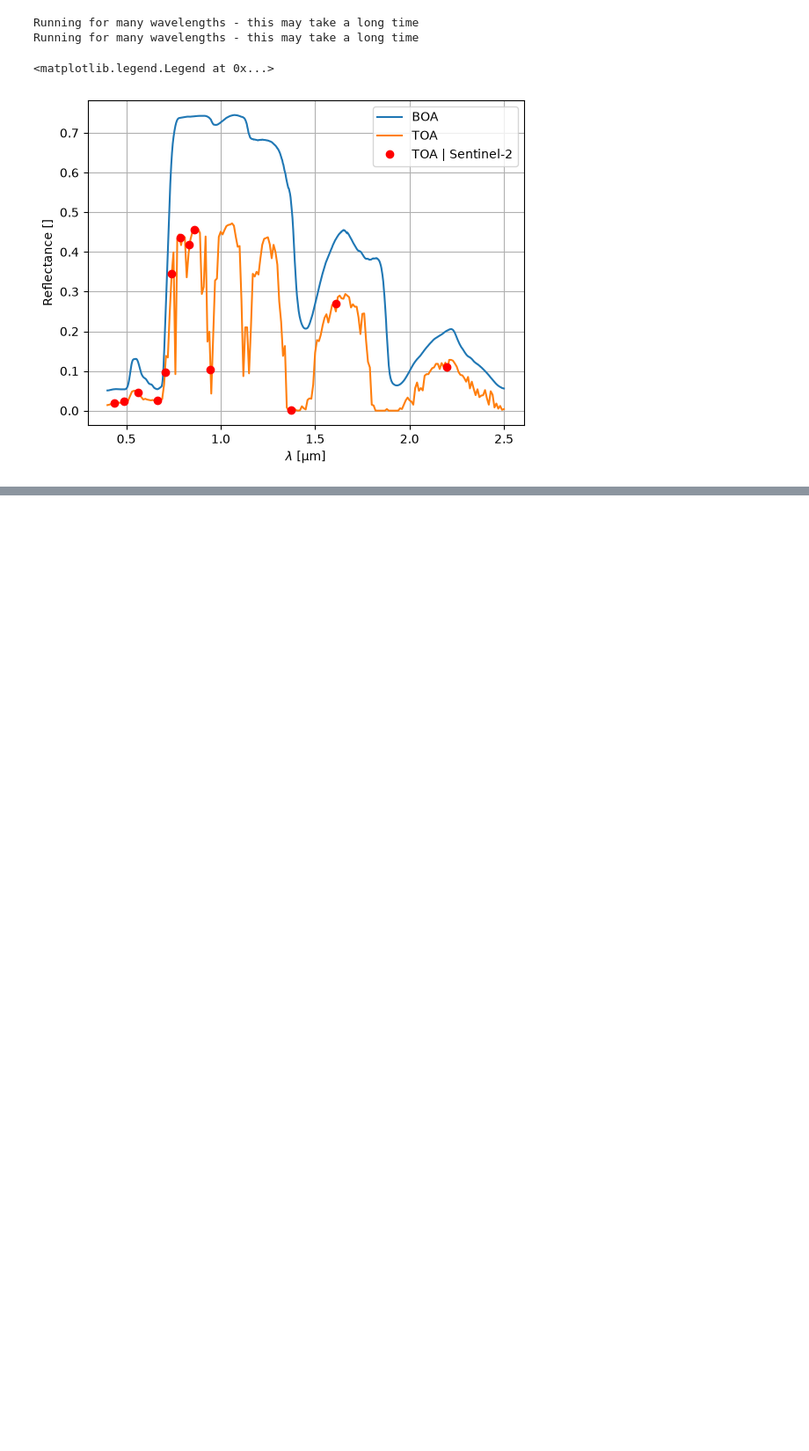
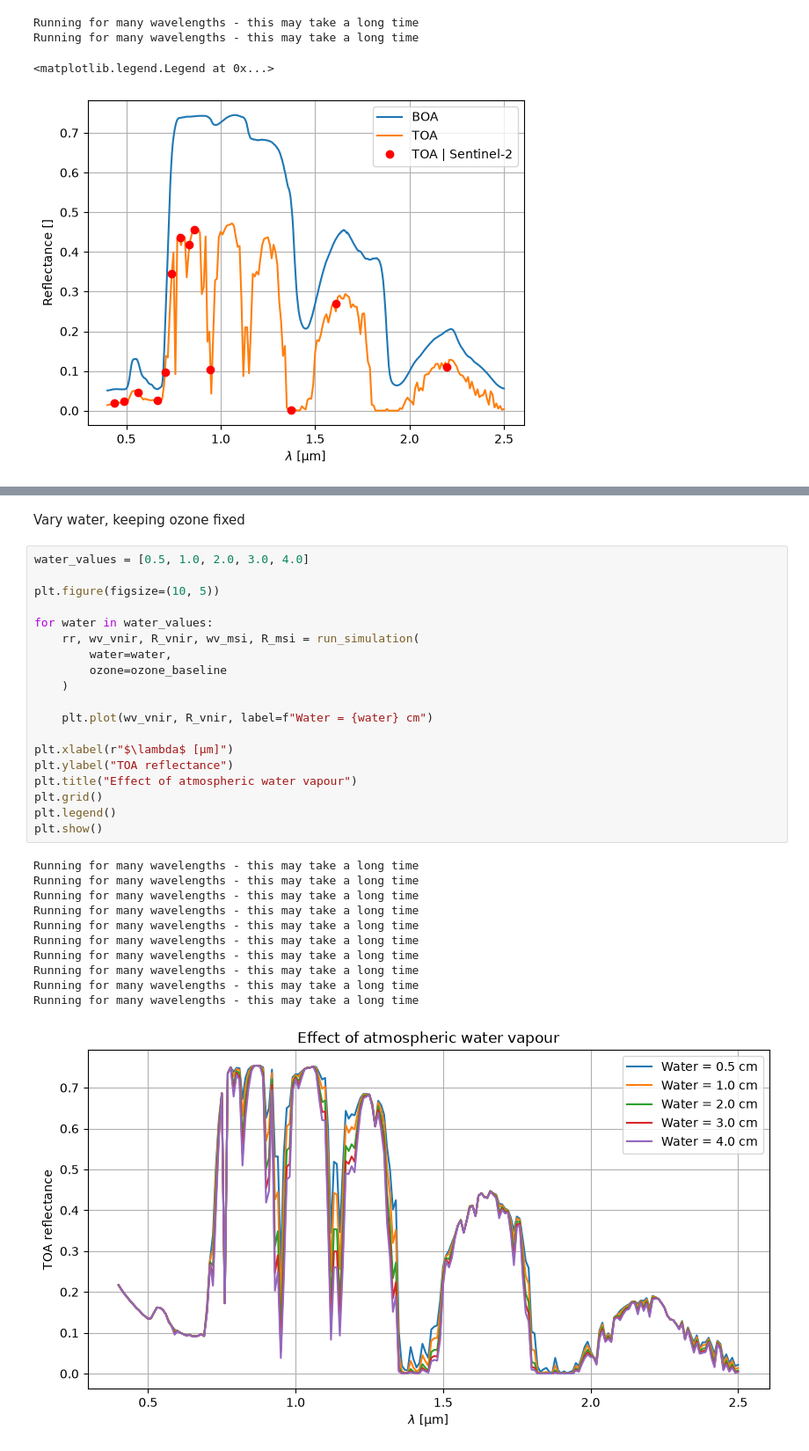
Before and after one commit to doddolisergio/Synthesis-assignment-1, a Jupyter notebook: Radiative_Transfer_Modelling_with_Prosail_py6S.ipynb, the cells around one changed output, grey strips where cells are left out. Shown at 88% size. Saved outputs shown, nothing was run; the diff lists cells and outputs as text; blank space fills up the shorter version.

```diff
--- a/Radiative_Transfer_Modelling_with_Prosail_py6S.ipynb
+++ b/Radiative_Transfer_Modelling_with_Prosail_py6S.ipynb
@@ -717,0 +1028,33 @@ Running for many wavelengths - this may take a long time
+# %% [markdown]
+Vary water, keeping ozone fixed
+# %%
+water_values = [0.5, 1.0, 2.0, 3.0, 4.0]
+
+plt.figure(figsize=(10, 5))
+
+for water in water_values:
+    rr, wv_vnir, R_vnir, wv_msi, R_msi = run_simulation(
+        water=water,
+        ozone=ozone_baseline
+    )
+
+    plt.plot(wv_vnir, R_vnir, label=f"Water = {water} cm")
+
+plt.xlabel(r"$\lambda$ [µm]")
+plt.ylabel("TOA reflectance")
+plt.title("Effect of atmospheric water vapour")
+plt.grid()
+plt.legend()
+plt.show()
+# %% [output]
+Running for many wavelengths - this may take a long time
+Running for many wavelengths - this may take a long time
+Running for many wavelengths - this may take a long time
+Running for many wavelengths - this may take a long time
+Running for many wavelengths - this may take a long time
+Running for many wavelengths - this may take a long time
+Running for many wavelengths - this may take a long time
+Running for many wavelengths - this may take a long time
+Running for many wavelengths - this may take a long time
+Running for many wavelengths - this may take a long time
+[figure, added]
```
Also changed, not shown: parts of 30 cells of this notebook.
